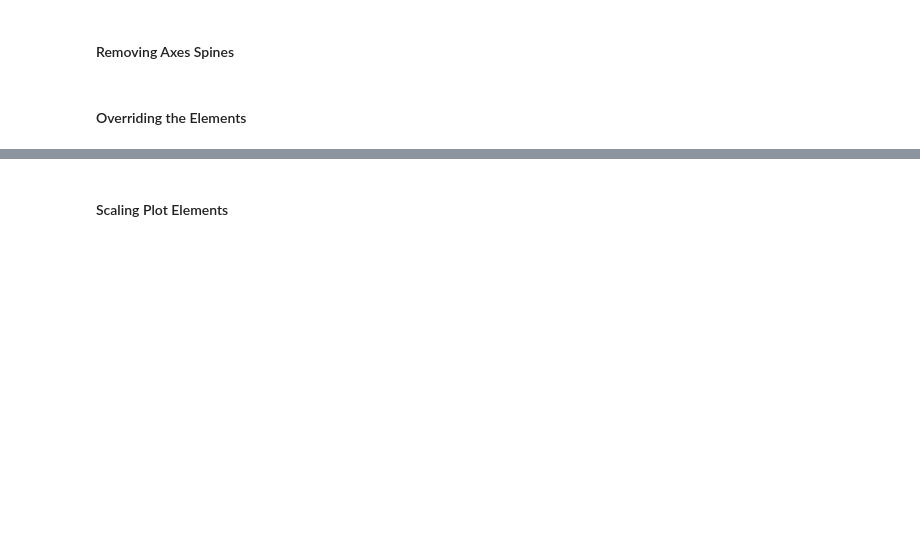
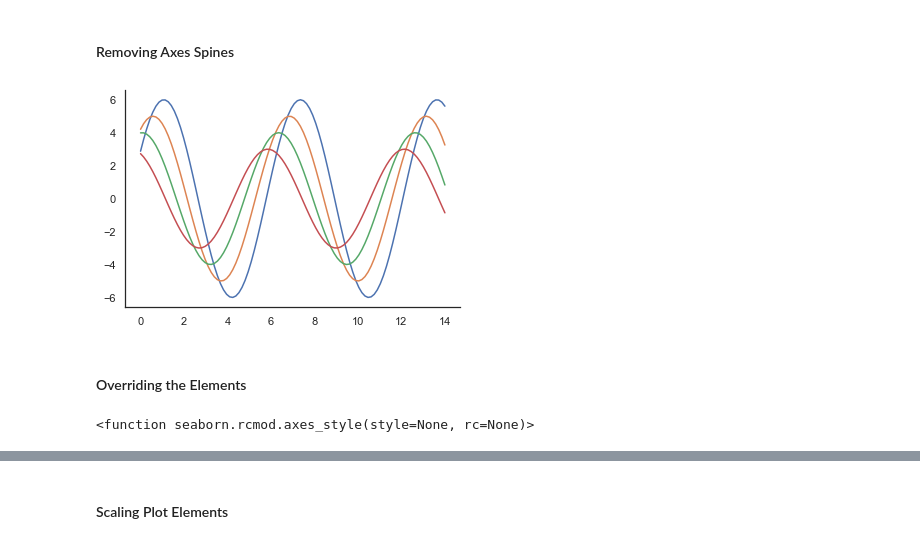
Before and after one commit to caiquemiranda/studies-seaborn, a Jupyter notebook: 03-Figure-aesthetic.ipynb, the cells around one changed output, grey strips where cells are left out. Saved outputs shown, nothing was run; the diff lists cells and outputs as text; code cells hidden in the pictures; blank space fills up the shorter version.

```diff
--- a/03-Figure-aesthetic.ipynb
+++ b/03-Figure-aesthetic.ipynb
@@ -34,16 +50,16 @@ plt.show()
 # %% [markdown]
 #### Removing Axes Spines
 # %%
-import numpy as np
-from matplotlib import pyplot as plt
 def sinplot(flip=1):
-x = np.linspace(0, 14, 100)
-for i in range(1, 5):
-plt.plot(x, np.sin(x + i * .5) * (7 - i) * flip)
-import seaborn as sb
-sb.set_style("white")
+    x = np.linspace(0, 14, 100)
+    for i in range(1, 5):
+        plt.plot(x, np.sin(x + i * .5) * (7 - i) * flip)
+
+sns.set_style("white")
 sinplot()
-sb.despine()
+sns.despine()
 plt.show()
+# %% [output]
+[figure, added]
 # %% [markdown]
 #### Overriding the Elements
@@ -53 +66,5 @@ print sb.axes_style
+# %%
+sns.axes_style
+# %% [output]
+<function seaborn.rcmod.axes_style(style=None, rc=None)>
 # %%
```
Also changed, not shown: parts of 10 cells of this notebook, 12 other files.
